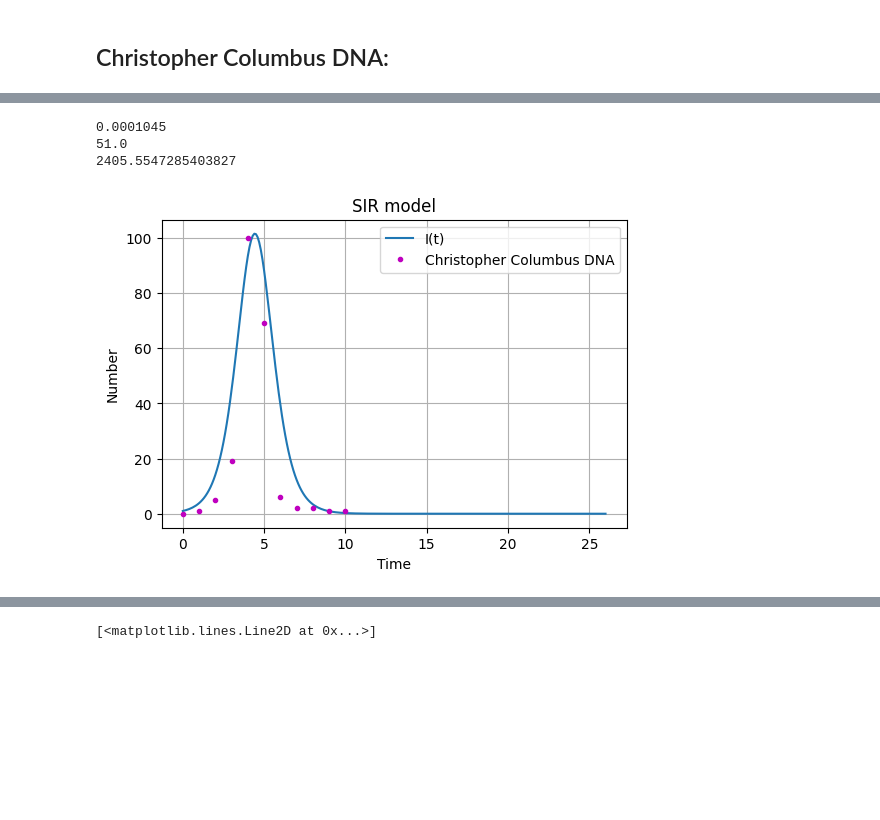
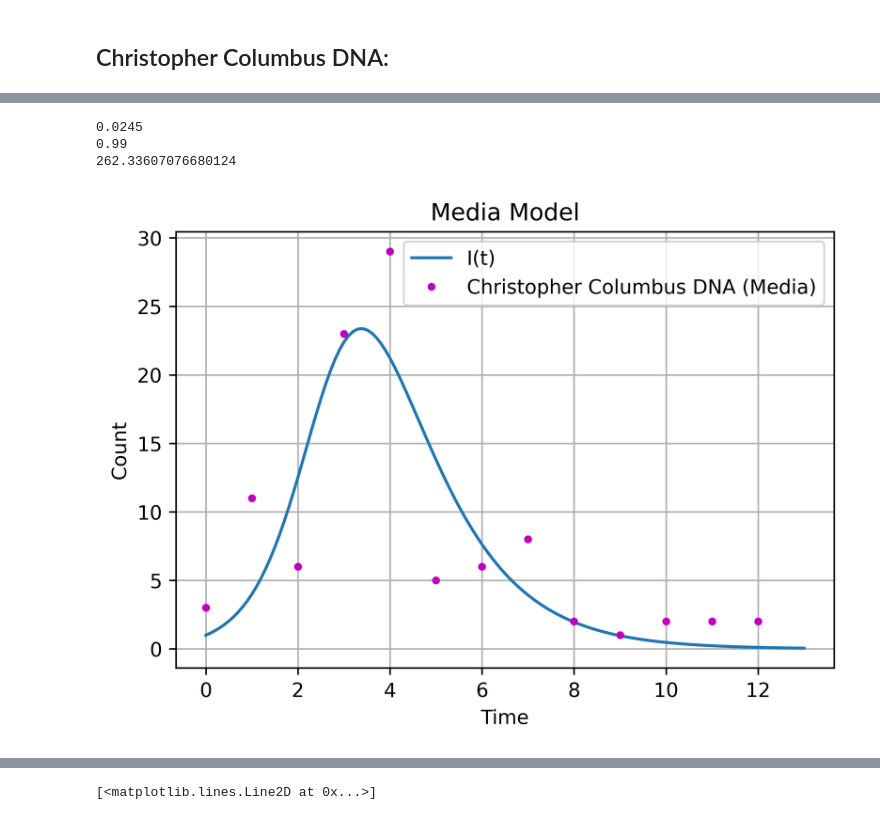
Before and after one commit to AndreiAf02/Math574_Project, a Jupyter notebook: SIR_Fitting_V3.ipynb, the cells around one changed output, grey strips where cells are left out. Drawn from its saved outputs; the diff is of its cells as text; code cells hidden in the pictures; blank space fills up the shorter version.

```diff
--- a/SIR_Fitting_V3.ipynb
+++ b/SIR_Fitting_V3.ipynb
@@ -494,15 +518,15 @@ def SIR_plotter(sol, data):
     plt.show()
 
 
-def SIR_plotter_case(sol, data, label):
-    plt.figure(figsize=[6,4])
+def SIR_plotter_case(sol, data, label, label2):
+    plt.figure(figsize=[6,4] , dpi=600)
     plt.plot(sol['time'],sol['I(t)'],label="I(t)")
     plt.plot(data, 'm.', label=label)
     plt.grid()
     plt.legend()
     plt.xlabel("Time")
-    plt.ylabel("Number")
-    plt.title("SIR model")
+    plt.ylabel("Count")
+    plt.title(label2)
     plt.show()
 
 
@@ -527,3 +551,27 @@ def SIR_fitter(mod, t, N, beta, gamma, data, label):
     print(Sum)
     # SumSq=pd.DataFrame(Sum)
     # SumSq.loc[len(SumSq)] = Sum
+
+
+def SIR_fitter_news(mod, t, N, beta, gamma, data, label):
+    SumSq = pd.DataFrame(columns = ['SumSquared'])
+    Solution = pd.DataFrame()
+    sol=scipy.integrate.odeint(mod,[S0,I0,R0],t,args=(beta,gamma))
+    sol=np.array(sol)
+    Solution['time']=t
+    Solution['S(t)']=sol[:,0]
+    Solution['I(t)']=sol[:,1]
+    Solution['R(t)']=sol[:,2]
+    Sum=0
+    for j in range(len(data)):
+      for i in range(len(t)):
+        if Solution['time'][i]==j:
+          diff = (Solution['I(t)'][i]-data[label][j])**2
+        else:
+          diff = 0
+        # print(diff)
+        Sum = Sum+diff
+        # print(Sum)
+    # print(Sum)
+    return Sum
+    # print(Sum)
@@ -751,17 +866,16 @@ BestFit = BestFit.to_numpy()
 # %%
-A = BestFit[0,0]
-beta = BestFit[0,1]
-gamma = BestFit[0,2]
-sumsq = BestFit[0,3]
+beta = BestFit[0,0]
+gamma = BestFit[0,1]
+sumsq = BestFit[0,2]
 print(beta)
 print(gamma)
 print(sumsq)
 
-Solved = SIR_solver_thresh(SIR_model_thresh, t, N, A, beta, gamma, thresh)
+Solved_news = SIR_solver(SIR_model, t, N, beta, gamma)
 # Solved
-SIR_plotter_case(Solved, data_columb, 'Christopher Columbus DNA') # data_raygun, 'Raygun')
+SIR_plotter_case(Solved_news, news_columb['count'], 'Christopher Columbus DNA (Media)', 'Media Model') # data_raygun, 'Raygun')
 # %% [output]
-0.0001045
-51.0
-2405.5547285403827
+0.0245
+0.99
+262.33607076680124
-[figure, old version]
+[figure, new version]
```
Also changed, not shown: parts of 26 cells of this notebook.
